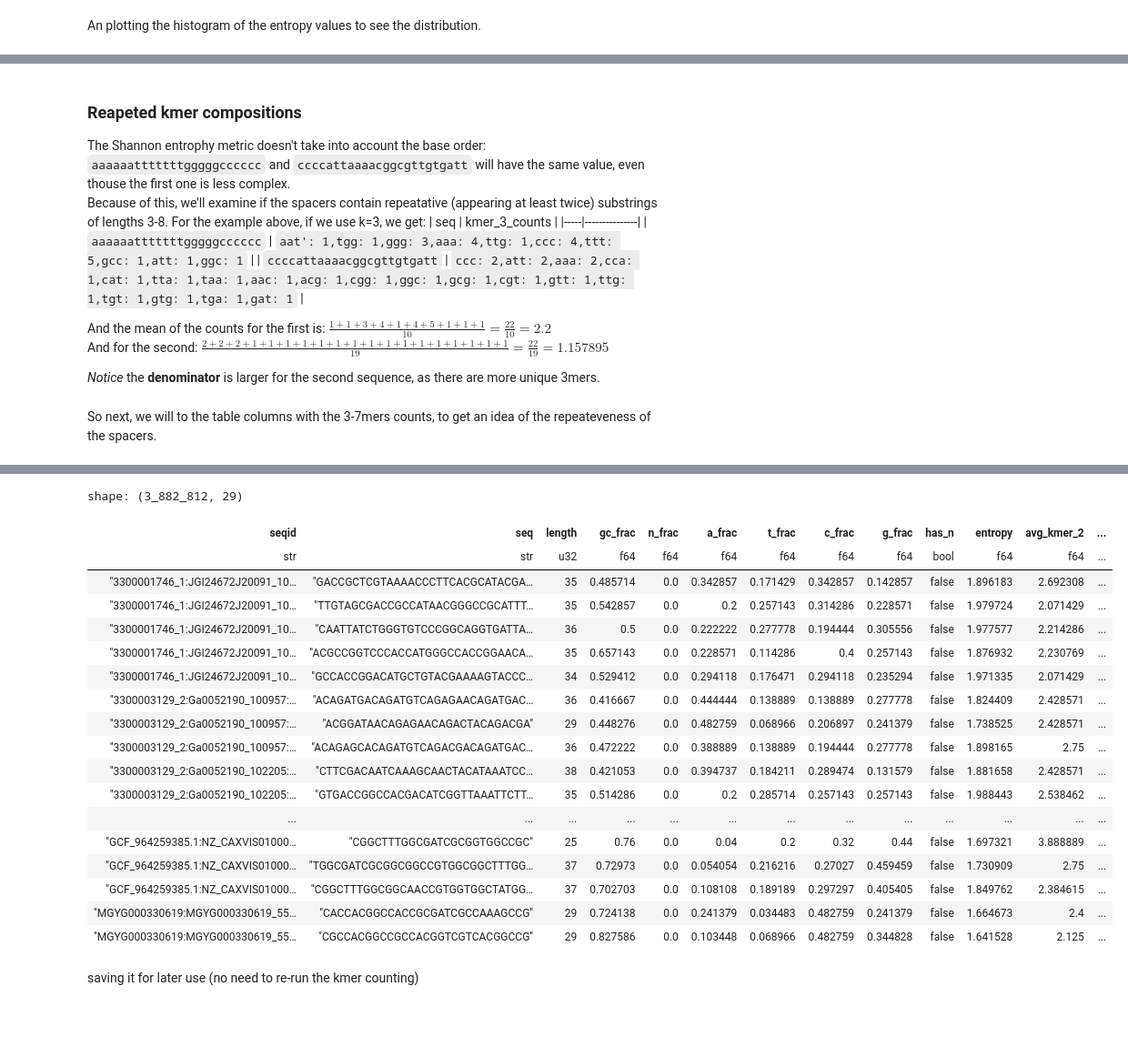
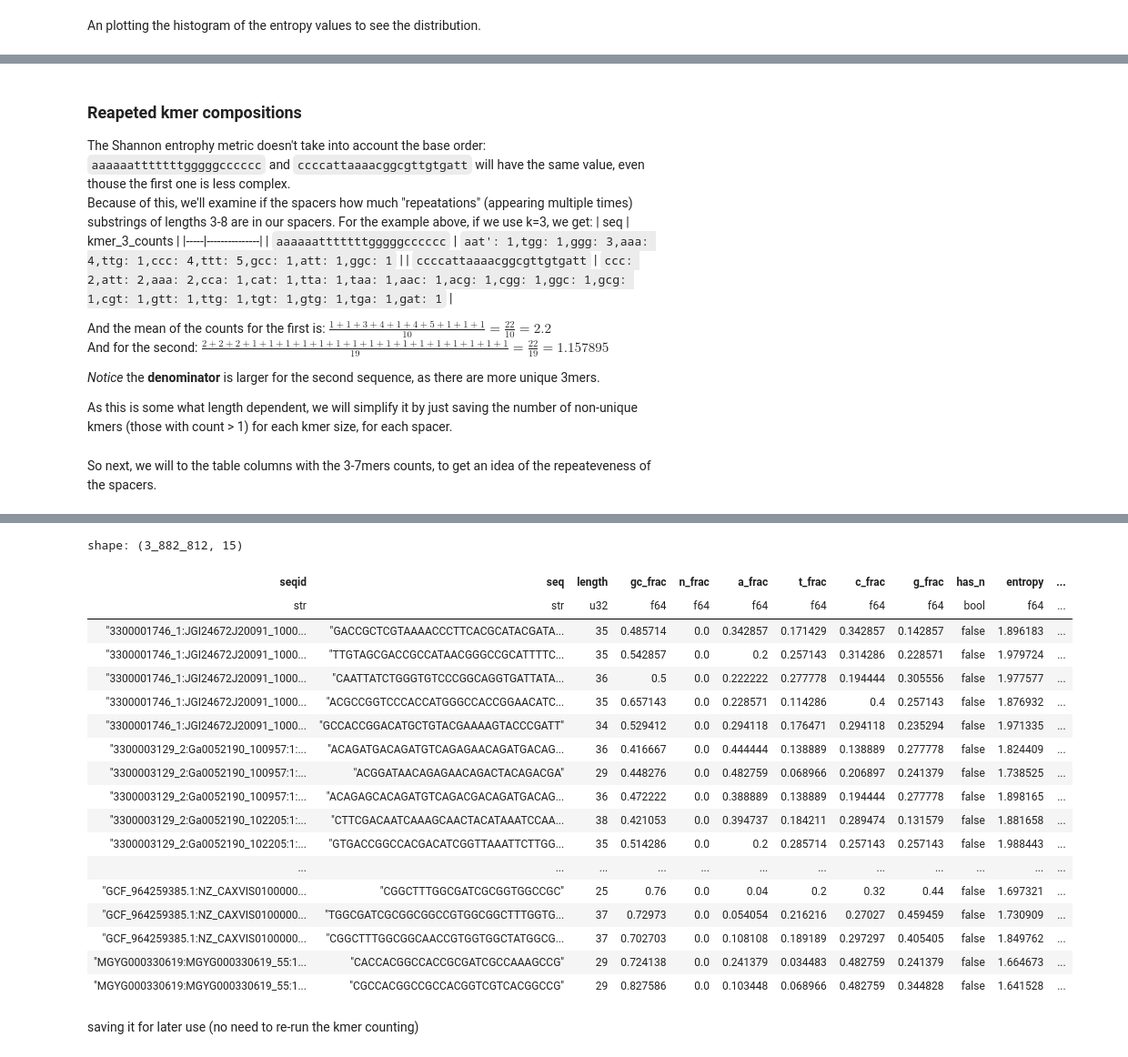
Before and after one commit to rickbeeloo/spacer_matching_bench, a Jupyter notebook: notebooks/real_spacer_inspection.ipynb, the cells around one changed output, grey strips where cells are left out. Shown at 91% size. Saved outputs shown, nothing was run; the diff lists cells and outputs as text; code cells hidden in the pictures; blank space fills up the shorter version.

```diff
--- a/notebooks/real_spacer_inspection.ipynb
+++ b/notebooks/real_spacer_inspection.ipynb
@@ -259,7 +194,7 @@ plt.show()
 ### Reapeted kmer compositions
 
 The Shannon entrophy metric doesn't take into account the base order: `aaaaaatttttttgggggcccccc` and `ccccattaaaacggcgttgtgatt` will have the same value, even thouse the first one is less complex.
-Because of this, we'll examine if the spacers contain repeatative (appearing at least twice) substrings of lengths 3-8. For the example above, if we use k=3, we get:
+Because of this, we'll examine if the spacers how much "repeatations" (appearing multiple times) substrings of lengths 3-8 are in our spacers. For the example above, if we use k=3, we get:
 | seq | kmer_3_counts |
 |-----|---------------|
 | `aaaaaatttttttgggggcccccc` | `aat': 1,tgg: 1,ggg: 3,aaa: 4,ttg: 1,ccc: 4,ttt: 5,gcc: 1,att: 1,ggc: 1` |
@@ -271,6 +206,8 @@ And for the second:
 $\frac{2 + 2 + 2 + 1 + 1 + 1 + 1 + 1 + 1 + 1 + 1 + 1 + 1 + 1 + 1 + 1 + 1 + 1 + 1 }{19} = \frac{22}{19} = 1.157895$
 
 *Notice* the **denominator** is larger for the second sequence, as there are more unique 3mers.
+
+As this is some what length dependent, we will simplify it by just saving the number of non-unique kmers (those with count > 1) for each kmer size, for each spacer.
 
 <!--
 # import random
@@ -301,25 +238,15 @@ print(kmer_table) -->
 # %% [markdown]
 So next, we will to the table columns with the 3-7mers counts, to get an idea of the repeateveness of the spacers.
 # %%
-%%time
-for k in range(2, 8):
+for k in range(3, 7):
     tmp_df = count_kmers_df_explicit(spacer_df, "seq", "seqid", k, relative=False)
-    # extracting the mean, n_unique, and sum of the counts
     tmp_df = tmp_df.select(
         pl.col(f"kmer_{k}_counts").list.eval(
-            pl.element().struct.field("count").mean()
-        ).list.first().alias(f"avg_kmer_{k}"),
-        pl.col(f"kmer_{k}_counts").list.eval(
-            pl.element().struct.field("kmers").n_unique()
-        ).list.first().alias(f"n_unique_kmer_{k}"),
-        pl.col(f"kmer_{k}_counts").list.eval(
-            pl.element().struct.field("count").sum()
-        ).list.first().alias(f"sum_kmer_{k}")
+            (pl.element().struct.field("count") > 1).sum()
+        ).list.first().alias(f"n_nonunique_kmer_{k}"),
     )
     spacer_df = spacer_df.with_columns(
-        tmp_df[f"avg_kmer_{k}"].alias(f"avg_kmer_{k}"),
-        tmp_df[f"n_unique_kmer_{k}"].alias(f"n_unique_kmer_{k}"),
-        tmp_df[f"sum_kmer_{k}"].alias(f"sum_kmer_{k}")
+        tmp_df[f"n_nonunique_kmer_{k}"].alias(f"n_nonunique_kmer_{k}")
     )
     del tmp_df # this can get big, and python GC won't know we treat it as a tmp variable...
     print(f"k={k} done")
@@ -336,22 +259,22 @@ Wall time: 2min 40s
-shape: (3_882_812, 29)
+shape: (3_882_812, 15)
-| seqid | seq | length | gc_frac | n_frac | a_frac | t_frac | c_frac | g_frac | has_n | entropy | avg_kmer_2 | ... |
-| str | str | u32 | f64 | f64 | f64 | f64 | f64 | f64 | bool | f64 | f64 | ... |
-| "3300001746_1:JGI24672J20091_10… | "GACCGCTCGTAAAACCCTTCACGCATACGA… | 35 | 0.485714 | 0.0 | 0.342857 | 0.171429 | 0.342857 | 0.142857 | false | 1.896183 | 2.692308 | ... |
-| "3300001746_1:JGI24672J20091_10… | "TTGTAGCGACCGCCATAACGGGCCGCATTT… | 35 | 0.542857 | 0.0 | 0.2 | 0.257143 | 0.314286 | 0.228571 | false | 1.979724 | 2.071429 | ... |
-| "3300001746_1:JGI24672J20091_10… | "CAATTATCTGGGTGTCCCGGCAGGTGATTA… | 36 | 0.5 | 0.0 | 0.222222 | 0.277778 | 0.194444 | 0.305556 | false | 1.977577 | 2.214286 | ... |
-| "3300001746_1:JGI24672J20091_10… | "ACGCCGGTCCCACCATGGGCCACCGGAACA… | 35 | 0.657143 | 0.0 | 0.228571 | 0.114286 | 0.4 | 0.257143 | false | 1.876932 | 2.230769 | ... |
-| "3300001746_1:JGI24672J20091_10… | "GCCACCGGACATGCTGTACGAAAAGTACCC… | 34 | 0.529412 | 0.0 | 0.294118 | 0.176471 | 0.294118 | 0.235294 | false | 1.971335 | 2.071429 | ... |
-| "3300003129_2:Ga0052190_100957:… | "ACAGATGACAGATGTCAGAGAACAGATGAC… | 36 | 0.416667 | 0.0 | 0.444444 | 0.138889 | 0.138889 | 0.277778 | false | 1.824409 | 2.428571 | ... |
-| "3300003129_2:Ga0052190_100957:… | "ACGGATAACAGAGAACAGACTACAGACGA" | 29 | 0.448276 | 0.0 | 0.482759 | 0.068966 | 0.206897 | 0.241379 | false | 1.738525 | 2.428571 | ... |
-| "3300003129_2:Ga0052190_100957:… | "ACAGAGCACAGATGTCAGACGACAGATGAC… | 36 | 0.472222 | 0.0 | 0.388889 | 0.138889 | 0.194444 | 0.277778 | false | 1.898165 | 2.75 | ... |
-| "3300003129_2:Ga0052190_102205:… | "CTTCGACAATCAAAGCAACTACATAAATCC… | 38 | 0.421053 | 0.0 | 0.394737 | 0.184211 | 0.289474 | 0.131579 | false | 1.881658 | 2.428571 | ... |
-| "3300003129_2:Ga0052190_102205:… | "GTGACCGGCCACGACATCGGTTAAATTCTT… | 35 | 0.514286 | 0.0 | 0.2 | 0.285714 | 0.257143 | 0.257143 | false | 1.988443 | 2.538462 | ... |
-| ... | ... | ... | ... | ... | ... | ... | ... | ... | ... | ... | ... | ... |
-| "GCF_964259385.1:NZ_CAXVIS01000… | "CGGCTTTGGCGATCGCGGTGGCCGC" | 25 | 0.76 | 0.0 | 0.04 | 0.2 | 0.32 | 0.44 | false | 1.697321 | 3.888889 | ... |
-| "GCF_964259385.1:NZ_CAXVIS01000… | "TGGCGATCGCGGCGGCCGTGGCGGCTTTGG… | 37 | 0.72973 | 0.0 | 0.054054 | 0.216216 | 0.27027 | 0.459459 | false | 1.730909 | 2.75 | ... |
-| "GCF_964259385.1:NZ_CAXVIS01000… | "CGGCTTTGGCGGCAACCGTGGTGGCTATGG… | 37 | 0.702703 | 0.0 | 0.108108 | 0.189189 | 0.297297 | 0.405405 | false | 1.849762 | 2.384615 | ... |
-| "MGYG000330619:MGYG000330619_55… | "CACCACGGCCACCGCGATCGCCAAAGCCG" | 29 | 0.724138 | 0.0 | 0.241379 | 0.034483 | 0.482759 | 0.241379 | false | 1.664673 | 2.4 | ... |
-| "MGYG000330619:MGYG000330619_55… | "CGCCACGGCCGCCACGGTCGTCACGGCCG" | 29 | 0.827586 | 0.0 | 0.103448 | 0.068966 | 0.482759 | 0.344828 | false | 1.641528 | 2.125 | ... |
+| seqid | seq | length | gc_frac | n_frac | a_frac | t_frac | c_frac | g_frac | has_n | entropy | ... |
+| str | str | u32 | f64 | f64 | f64 | f64 | f64 | f64 | bool | f64 | ... |
+| "3300001746_1:JGI24672J20091_1000... | "GACCGCTCGTAAAACCCTTCACGCATACGATA... | 35 | 0.485714 | 0.0 | 0.342857 | 0.171429 | 0.342857 | 0.142857 | false | 1.896183 | ... |
+| "3300001746_1:JGI24672J20091_1000... | "TTGTAGCGACCGCCATAACGGGCCGCATTTTC... | 35 | 0.542857 | 0.0 | 0.2 | 0.257143 | 0.314286 | 0.228571 | false | 1.979724 | ... |
+| "3300001746_1:JGI24672J20091_1000... | "CAATTATCTGGGTGTCCCGGCAGGTGATTATA... | 36 | 0.5 | 0.0 | 0.222222 | 0.277778 | 0.194444 | 0.305556 | false | 1.977577 | ... |
+| "3300001746_1:JGI24672J20091_1000... | "ACGCCGGTCCCACCATGGGCCACCGGAACATC... | 35 | 0.657143 | 0.0 | 0.228571 | 0.114286 | 0.4 | 0.257143 | false | 1.876932 | ... |
+| "3300001746_1:JGI24672J20091_1000... | "GCCACCGGACATGCTGTACGAAAAGTACCCGATT" | 34 | 0.529412 | 0.0 | 0.294118 | 0.176471 | 0.294118 | 0.235294 | false | 1.971335 | ... |
+| "3300003129_2:Ga0052190_100957:1:... | "ACAGATGACAGATGTCAGAGAACAGATGACAG... | 36 | 0.416667 | 0.0 | 0.444444 | 0.138889 | 0.138889 | 0.277778 | false | 1.824409 | ... |
+| "3300003129_2:Ga0052190_100957:1:... | "ACGGATAACAGAGAACAGACTACAGACGA" | 29 | 0.448276 | 0.0 | 0.482759 | 0.068966 | 0.206897 | 0.241379 | false | 1.738525 | ... |
+| "3300003129_2:Ga0052190_100957:1:... | "ACAGAGCACAGATGTCAGACGACAGATGACAG... | 36 | 0.472222 | 0.0 | 0.388889 | 0.138889 | 0.194444 | 0.277778 | false | 1.898165 | ... |
+| "3300003129_2:Ga0052190_102205:1:... | "CTTCGACAATCAAAGCAACTACATAAATCCAA... | 38 | 0.421053 | 0.0 | 0.394737 | 0.184211 | 0.289474 | 0.131579 | false | 1.881658 | ... |
+| "3300003129_2:Ga0052190_102205:1:... | "GTGACCGGCCACGACATCGGTTAAATTCTTGG... | 35 | 0.514286 | 0.0 | 0.2 | 0.285714 | 0.257143 | 0.257143 | false | 1.988443 | ... |
+| ... | ... | ... | ... | ... | ... | ... | ... | ... | ... | ... | ... |
+| "GCF_964259385.1:NZ_CAXVIS0100000... | "CGGCTTTGGCGATCGCGGTGGCCGC" | 25 | 0.76 | 0.0 | 0.04 | 0.2 | 0.32 | 0.44 | false | 1.697321 | ... |
+| "GCF_964259385.1:NZ_CAXVIS0100000... | "TGGCGATCGCGGCGGCCGTGGCGGCTTTGGTG... | 37 | 0.72973 | 0.0 | 0.054054 | 0.216216 | 0.27027 | 0.459459 | false | 1.730909 | ... |
+| "GCF_964259385.1:NZ_CAXVIS0100000... | "CGGCTTTGGCGGCAACCGTGGTGGCTATGGCG... | 37 | 0.702703 | 0.0 | 0.108108 | 0.189189 | 0.297297 | 0.405405 | false | 1.849762 | ... |
+| "MGYG000330619:MGYG000330619_55:1... | "CACCACGGCCACCGCGATCGCCAAAGCCG" | 29 | 0.724138 | 0.0 | 0.241379 | 0.034483 | 0.482759 | 0.241379 | false | 1.664673 | ... |
+| "MGYG000330619:MGYG000330619_55:1... | "CGCCACGGCCGCCACGGTCGTCACGGCCG" | 29 | 0.827586 | 0.0 | 0.103448 | 0.068966 | 0.482759 | 0.344828 | false | 1.641528 | ... |
 # %% [markdown]
 saving it for later use (no need to re-run the kmer counting)
 # %%
```
Also changed, not shown: parts of 36 cells of this notebook, 14 other files.
